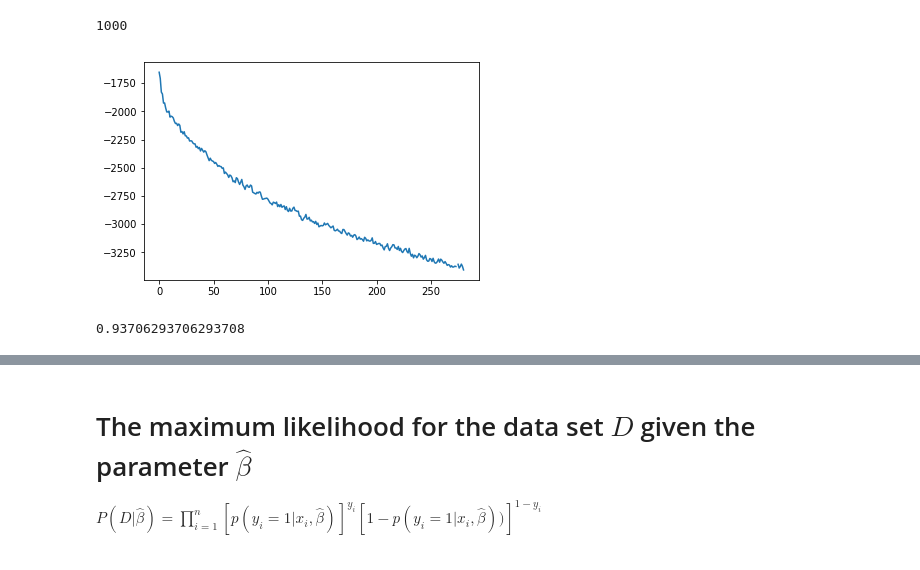
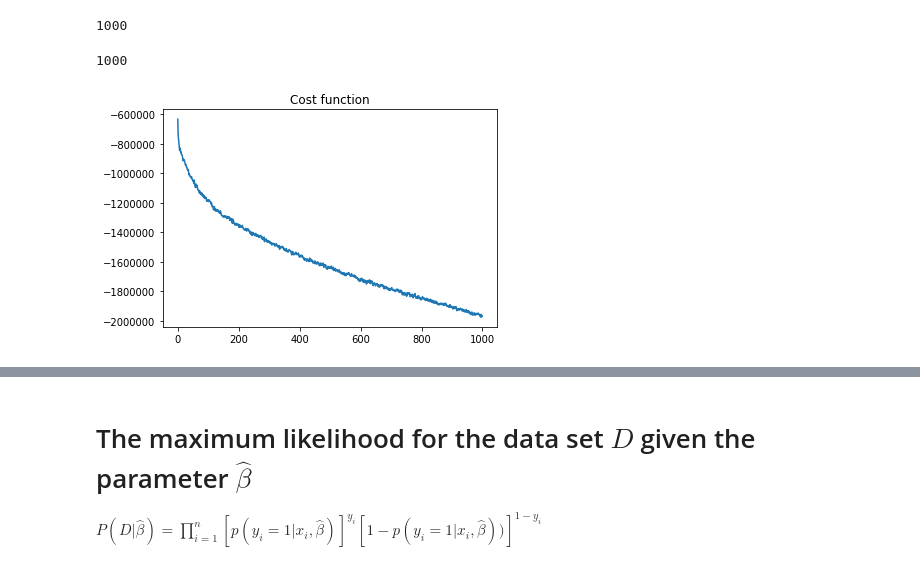
Before and after one commit to haakools/FYS-STK4155AUTUMN, a Jupyter notebook: Project 2/LogistRegClass.ipynb, the cells around one changed output, grey strips where cells are left out. Saved outputs shown, nothing was run; the diff lists cells and outputs as text; code cells hidden in the pictures.

```diff
--- a/Project 2/LogistRegClass.ipynb
+++ b/Project 2/LogistRegClass.ipynb
@@ -23,0 +178,7 @@ def logisticX(X):
+# %%
+X = inputs
+Y = to_categorical_numpy(labels)
+n_features = X.shape[1]
+n_categories = Y.shape[1]
+
+X_train, X_test, Y_train, Y_test = train_test_split(X,Y,test_size = 0.2)
@@ -23,0 +192,8 @@ def logisticX(X):
+# %%
+max_epoch = 100
+batch_size = 30
+learning_rate = 0.05
+MULTI = logisticmulticlass(X_train_scaled, Y_train, optimizer=["SGD"],
+                            learning_rate = learning_rate,
+                            batch_size = batch_size,
+                            max_epoch=max_epoch)
@@ -23,0 +215,6 @@ def logisticX(X):
+# %%
+def accuracy(y,y_pred):
+    y = np.argmax(y, axis=1) #Returns one-hot encoded vectors back to class integers
+    y_pred = np.argmax(y_pred, axis=1)
+    acc = np.sum(y==y_pred)/len(y)
+    return acc
@@ -122,5 +392,9 @@ X_test_scaled = scaler.transform(X_test)
 # %%
-logreg = LogisticRegression(X_train_scaled, y_train, optimizer=["SGD"], learning_rate= 0.05, batch_size = 10, max_epoch=1000)
+max_epoch = 1000
+batch_size = 10
+learning_rate = 0.05
+logreg = LogisticRegression(X_train_scaled, y_train, optimizer=["SGD"],
+                            learning_rate= learning_rate, batch_size = batch_size, max_epoch=max_epoch)
 # %%
 logreg.fit(X_train_scaled, y_train)
 # %% [output]
@@ -130,11 +404,17 @@ costlog=logreg.costs
 print(len(costlog))
 # %% [output]
 1000
+# %%
+max_epoch-np.sum(np.isnan(costlog))
+# %% [output]
+1000
 # %%
 import matplotlib.pyplot as plt
-plt.plot(logreg.costs)
-plt.title()
+plt.plot(np.arange(max_epoch),costlog)
+plt.title("Cost function")
+plt.xlabel("")
+plt.ylabel("")
 plt.show()
 # %% [output]
-[figure, old version]
+[figure, new version]
 # %%
@@ -144,4 +426,0 @@ acc = np.sum(y_test==np.round(y_pred))/len(y_test)
-# %%
-acc
-# %% [output]
-0.93706293706293708
```
Also changed, not shown: parts of 24 cells of this notebook, 1 other file.
